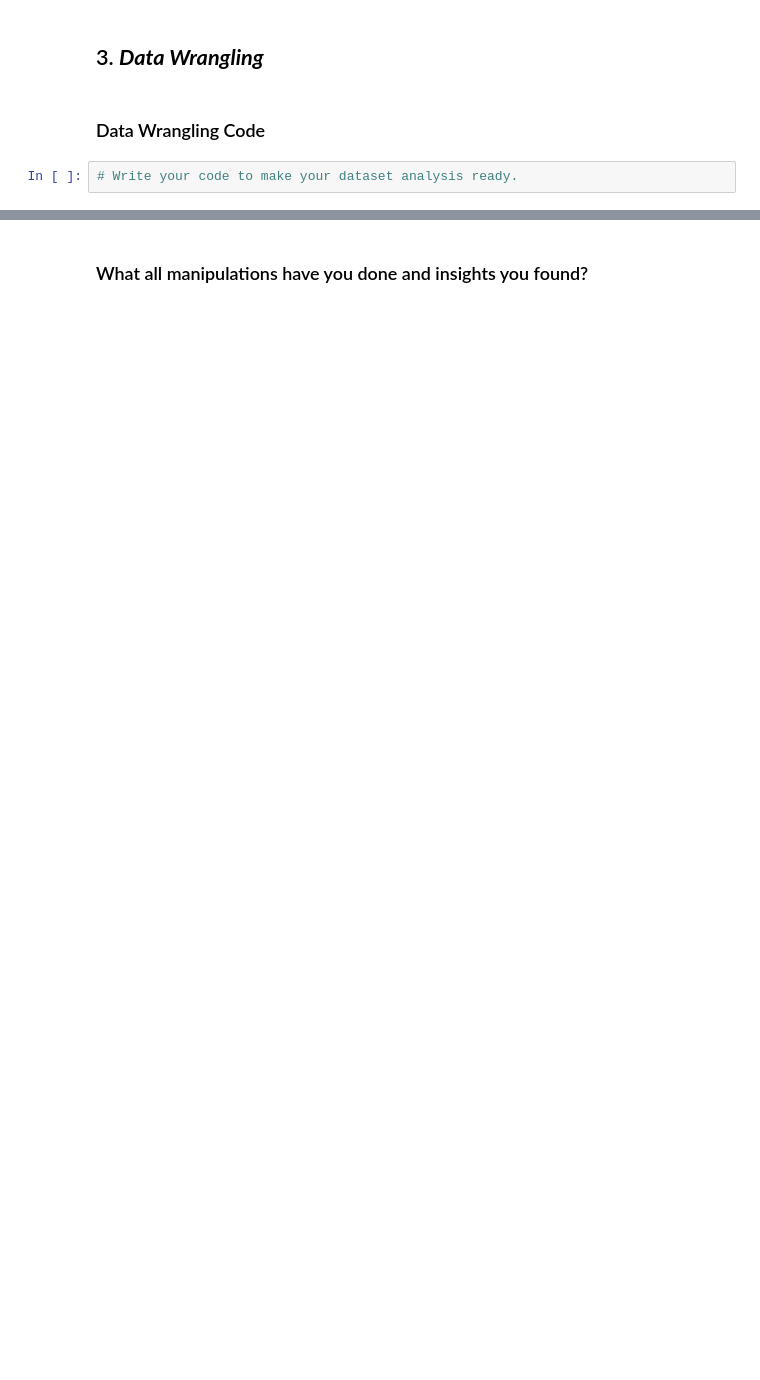
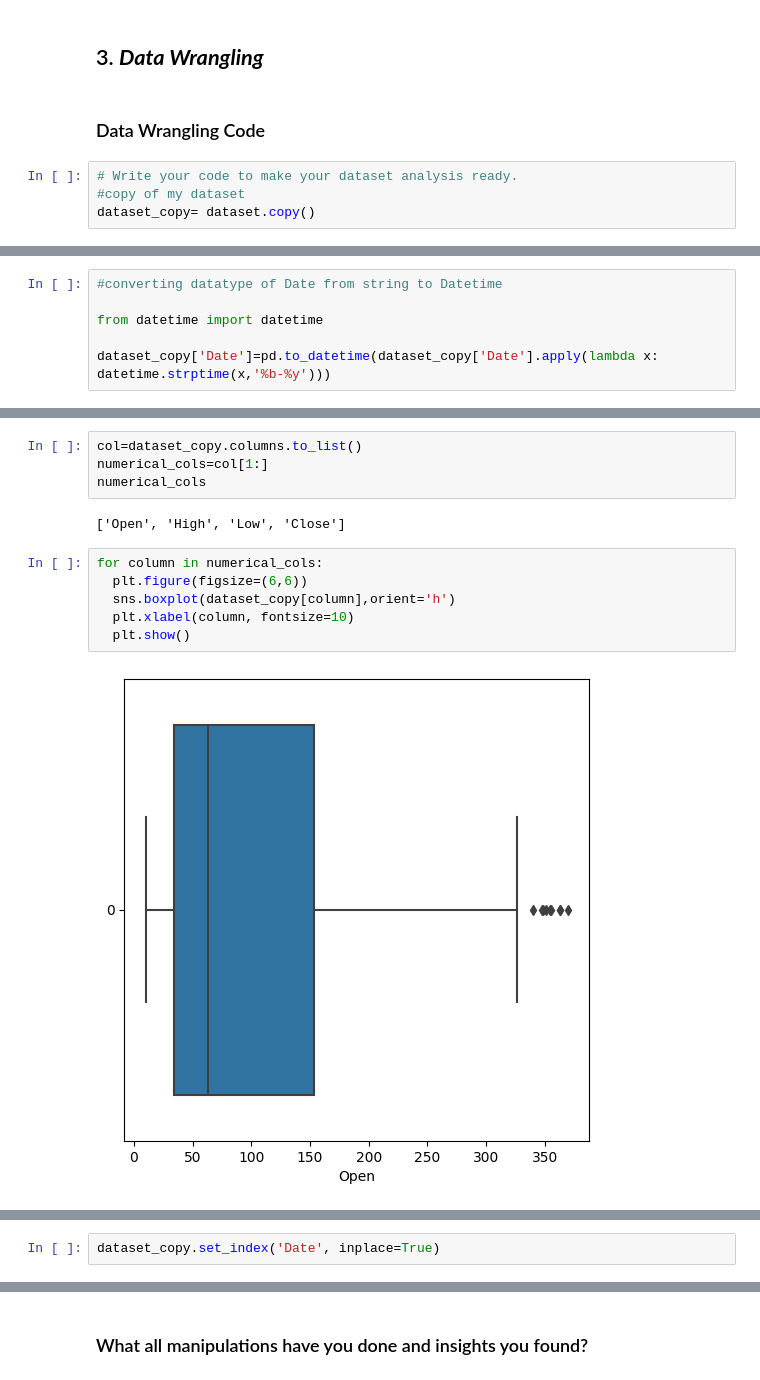
Before and after one commit to piyushbg/Yes-Bank-Stock-Closing-Price-Prediction, a Jupyter notebook: Yes_Bank_Stock_Closing_Price_Prediction.ipynb, the cells around one changed output, grey strips where cells are left out. Drawn from its saved outputs; the diff is of its cells as text; blank space fills up the shorter version.

```diff
--- a/Yes_Bank_Stock_Closing_Price_Prediction.ipynb
+++ b/Yes_Bank_Stock_Closing_Price_Prediction.ipynb
@@ -127,3 +332,5 @@ Answer Here
 ### Data Wrangling Code
 # %%
 # Write your code to make your dataset analysis ready.
+#copy of my dataset
+dataset_copy= dataset.copy()
@@ -129,0 +359,6 @@ Answer Here
+# %%
+#converting datatype of Date from string to Datetime
+
+from datetime import datetime
+
+dataset_copy['Date']=pd.to_datetime(dataset_copy['Date'].apply(lambda x: datetime.strptime(x,'%b-%y')))
@@ -129,0 +401,14 @@ Answer Here
+# %%
+col=dataset_copy.columns.to_list()
+numerical_cols=col[1:]
+numerical_cols
+# %% [output]
+['Open', 'High', 'Low', 'Close']
+# %%
+for column in numerical_cols:
+  plt.figure(figsize=(6,6))
+  sns.boxplot(dataset_copy[column],orient='h')
+  plt.xlabel(column, fontsize=10)
+  plt.show()
+# %% [output]
+[figure, added]
@@ -129,0 +418,2 @@ Answer Here
+# %%
+dataset_copy.set_index('Date', inplace=True)
```
Also changed, not shown: parts of 39 cells of this notebook.
